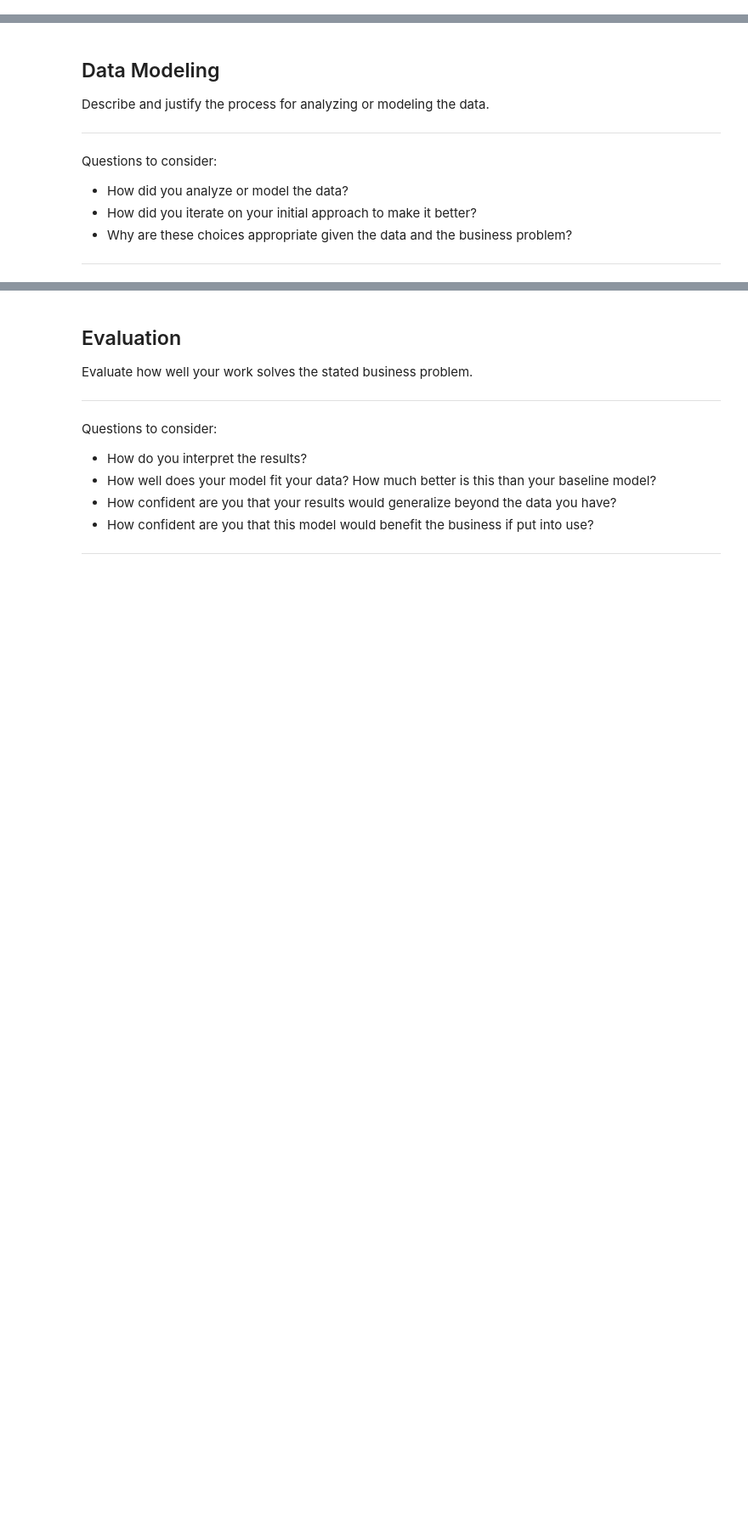
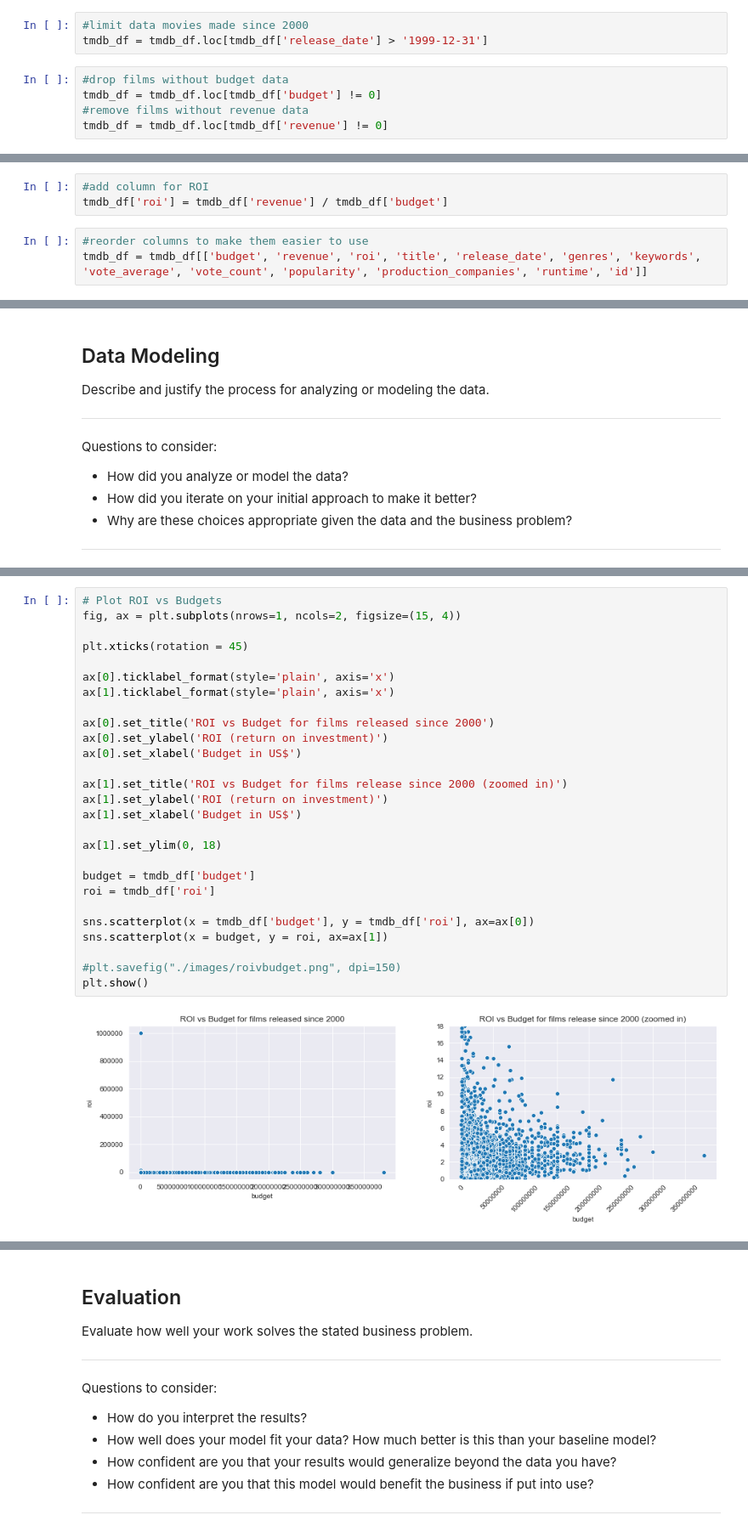
Before and after one commit to clreiner/dsc-project-template, a Jupyter notebook: movie_analysis.ipynb, the cells around one changed output, grey strips where cells are left out. Shown at 85% size. Cells and saved outputs as stored; diff of their text form; blank space fills up the shorter version.

```diff
--- a/movie_analysis.ipynb
+++ b/movie_analysis.ipynb
@@ -49,0 +308,8 @@ Questions to consider:
+# %%
+#limit data movies made since 2000
+tmdb_df = tmdb_df.loc[tmdb_df['release_date'] > '1999-12-31']
+# %%
+#drop films without budget data
+tmdb_df = tmdb_df.loc[tmdb_df['budget'] != 0]
+#remove films without revenue data
+tmdb_df = tmdb_df.loc[tmdb_df['revenue'] != 0]
@@ -49,0 +327,6 @@ Questions to consider:
+# %%
+#add column for ROI
+tmdb_df['roi'] = tmdb_df['revenue'] / tmdb_df['budget']
+# %%
+#reorder columns to make them easier to use
+tmdb_df = tmdb_df[['budget', 'revenue', 'roi', 'title', 'release_date', 'genres', 'keywords', 'vote_average', 'vote_count', 'popularity', 'production_companies', 'runtime', 'id']]
@@ -61,0 +440,29 @@ Questions to consider:
+# %%
+# Plot ROI vs Budgets
+fig, ax = plt.subplots(nrows=1, ncols=2, figsize=(15, 4))
+
+plt.xticks(rotation = 45)
+
+ax[0].ticklabel_format(style='plain', axis='x')
+ax[1].ticklabel_format(style='plain', axis='x')
+
+ax[0].set_title('ROI vs Budget for films released since 2000')
+ax[0].set_ylabel('ROI (return on investment)')
+ax[0].set_xlabel('Budget in US$')
+
+ax[1].set_title('ROI vs Budget for films release since 2000 (zoomed in)')
+ax[1].set_ylabel('ROI (return on investment)')
+ax[1].set_xlabel('Budget in US$')
+
+ax[1].set_ylim(0, 18)
+
+budget = tmdb_df['budget']
+roi = tmdb_df['roi']
+
+sns.scatterplot(x = tmdb_df['budget'], y = tmdb_df['roi'], ax=ax[0])
+sns.scatterplot(x = budget, y = roi, ax=ax[1])
+
+#plt.savefig("./images/roivbudget.png", dpi=150)
+plt.show()
+# %% [output]
+[figure, added]
```
Also changed, not shown: parts of 50 cells of this notebook, 3 other files.
